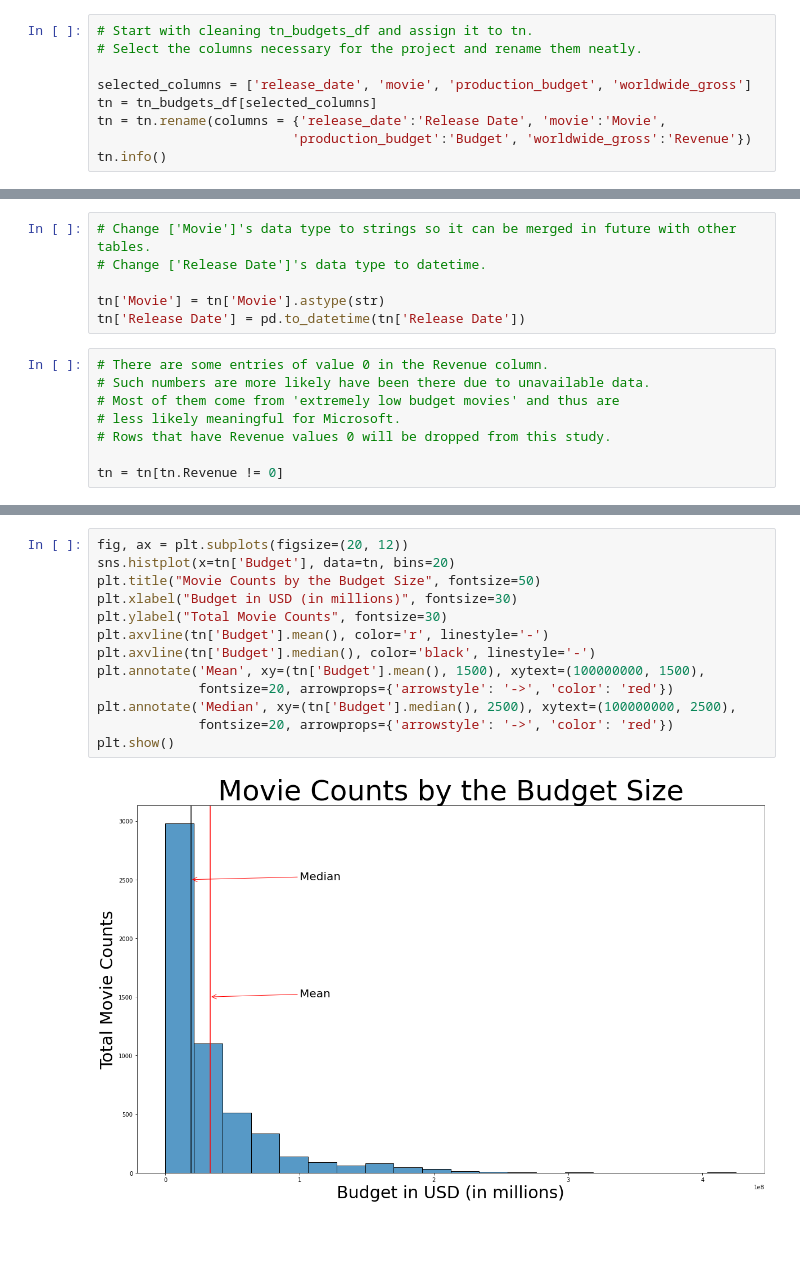
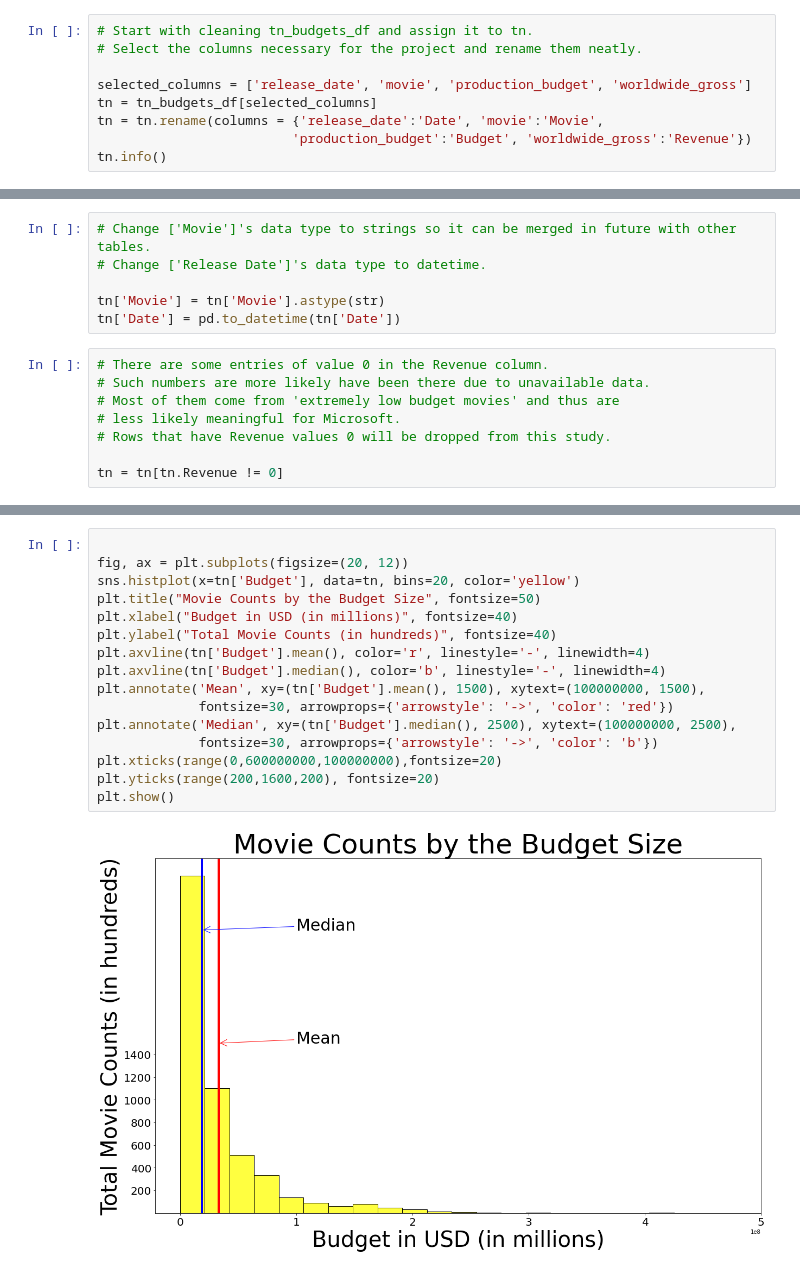
Before and after one commit to jaeheonk817/Microsoft-Movie-Recommendations, a Jupyter notebook: student1.ipynb, the cells around one changed output, grey strips where cells are left out. Saved outputs shown, nothing was run; the diff lists cells and outputs as text; blank space fills up the shorter version.

```diff
--- a/student1.ipynb
+++ b/student1.ipynb
@@ -195,7 +195,7 @@ tn_budgets_df
 
 selected_columns = ['release_date', 'movie', 'production_budget', 'worldwide_gross']
 tn = tn_budgets_df[selected_columns]
-tn = tn.rename(columns = {'release_date':'Release Date', 'movie':'Movie',
+tn = tn.rename(columns = {'release_date':'Date', 'movie':'Movie',
                          'production_budget':'Budget', 'worldwide_gross':'Revenue'})
 tn.info()
 # %% [output]
@@ -234,7 +234,7 @@ memory usage: 180.8+ KB
 # Change ['Release Date']'s data type to datetime.
 
 tn['Movie'] = tn['Movie'].astype(str)
-tn['Release Date'] = pd.to_datetime(tn['Release Date'])
+tn['Date'] = pd.to_datetime(tn['Date'])
 # %%
 # There are some entries of value 0 in the Revenue column.
 # Such numbers are more likely have been there due to unavailable data.
@@ -260,20 +260,23 @@ tn
 | 5781 | 2005-08-05 | My Date With Drew | 1100 | 181041 |
 5415 rows × 4 columns
 # %%
+
 fig, ax = plt.subplots(figsize=(20, 12))
-sns.histplot(x=tn['Budget'], data=tn, bins=20)
+sns.histplot(x=tn['Budget'], data=tn, bins=20, color='yellow')
 plt.title("Movie Counts by the Budget Size", fontsize=50)
-plt.xlabel("Budget in USD (in millions)", fontsize=30)
-plt.ylabel("Total Movie Counts", fontsize=30)
-plt.axvline(tn['Budget'].mean(), color='r', linestyle='-')
-plt.axvline(tn['Budget'].median(), color='black', linestyle='-')
+plt.xlabel("Budget in USD (in millions)", fontsize=40)
+plt.ylabel("Total Movie Counts (in hundreds)", fontsize=40)
+plt.axvline(tn['Budget'].mean(), color='r', linestyle='-', linewidth=4)
+plt.axvline(tn['Budget'].median(), color='b', linestyle='-', linewidth=4)
 plt.annotate('Mean', xy=(tn['Budget'].mean(), 1500), xytext=(100000000, 1500),
-             fontsize=20, arrowprops={'arrowstyle': '->', 'color': 'red'})
+             fontsize=30, arrowprops={'arrowstyle': '->', 'color': 'red'})
 plt.annotate('Median', xy=(tn['Budget'].median(), 2500), xytext=(100000000, 2500),
-             fontsize=20, arrowprops={'arrowstyle': '->', 'color': 'red'})
+             fontsize=30, arrowprops={'arrowstyle': '->', 'color': 'b'})
+plt.xticks(range(0,600000000,100000000),fontsize=20)
+plt.yticks(range(200,1600,200), fontsize=20)
 plt.show()
 # %% [output]
-[figure, old version]
+[figure, new version]
 # %%
 # Compute the mean and median of budget.
 
```
Also changed, not shown: parts of 28 cells of this notebook.
